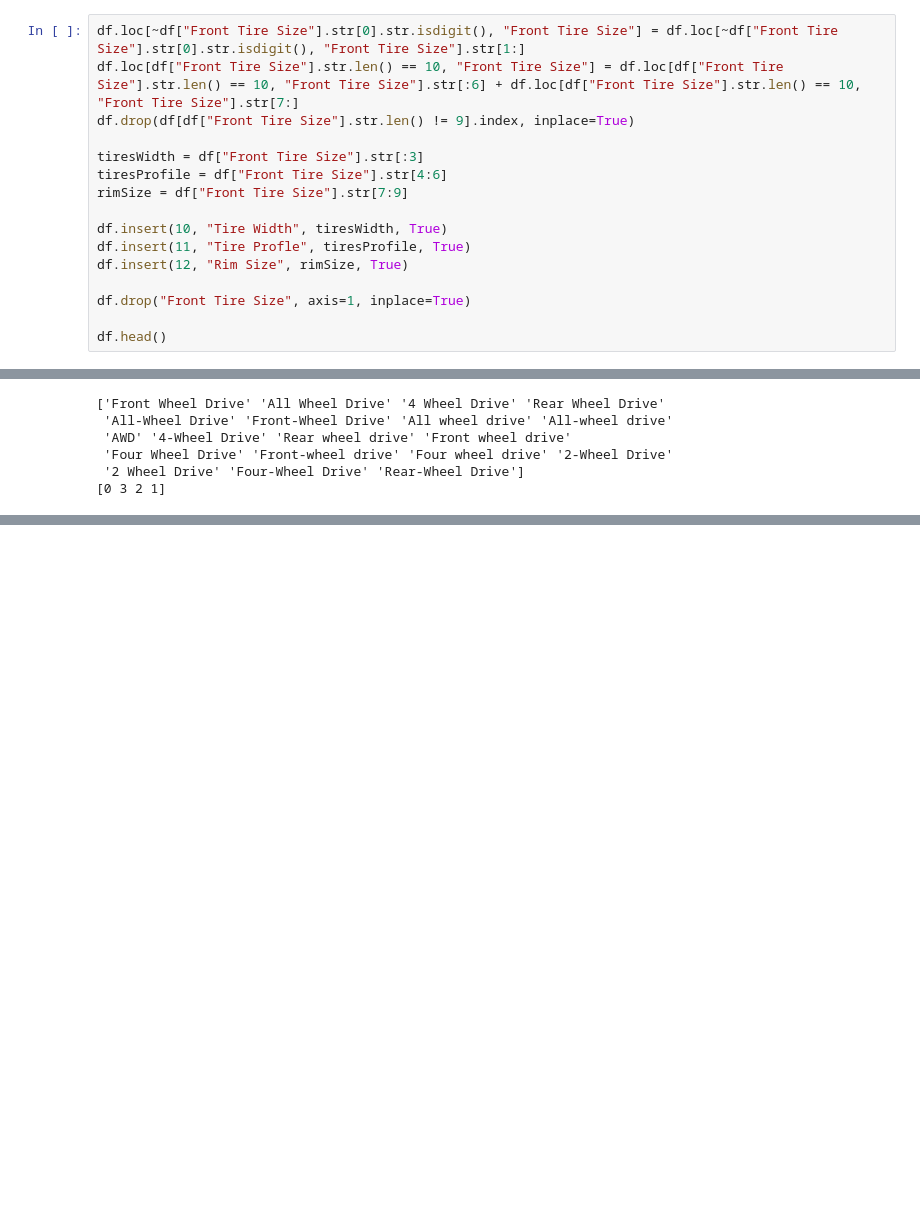
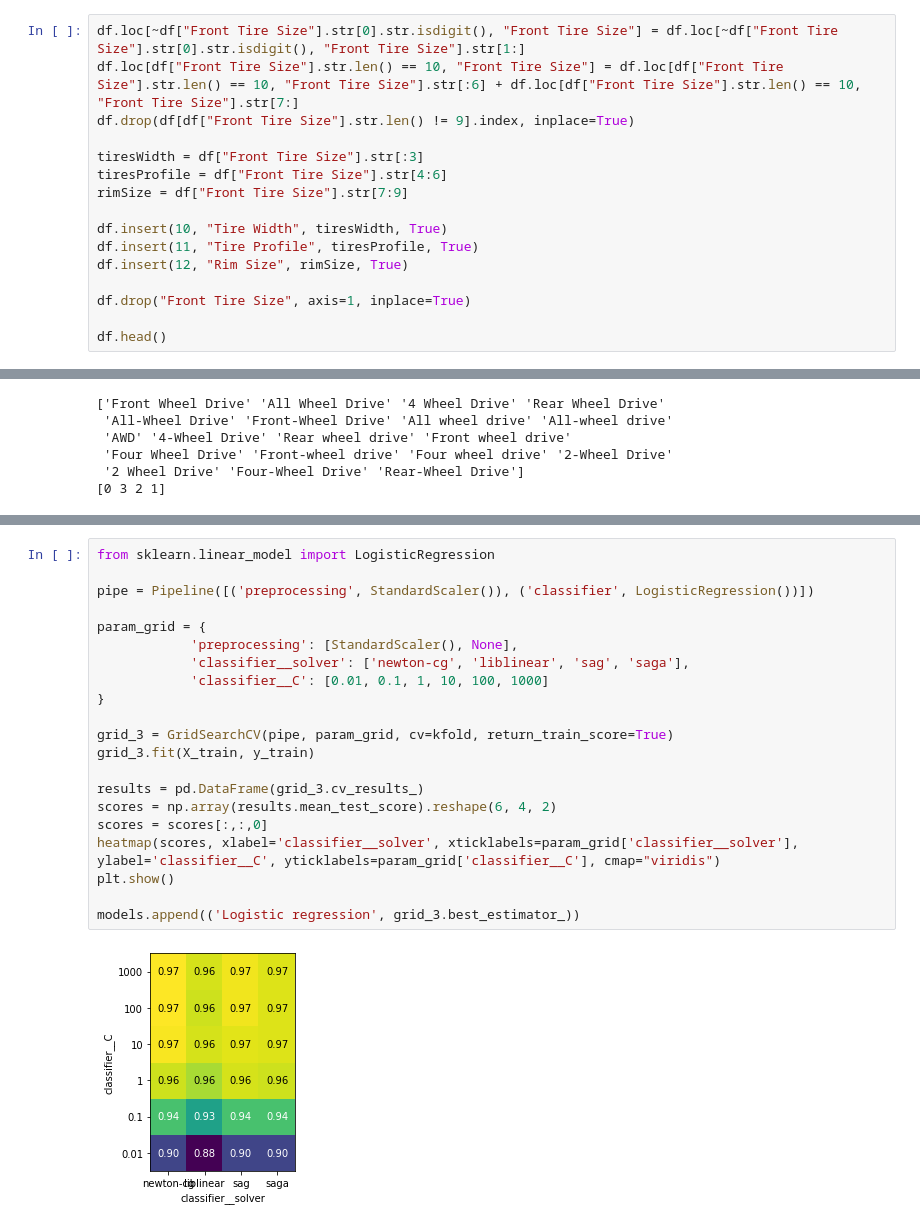
Before and after one commit to DawidMoza/Car-Body-Type-Classification, a Jupyter notebook: Car_Body_Type_Classification.ipynb, the cells around one changed output, grey strips where cells are left out. Saved outputs shown, nothing was run; the diff lists cells and outputs as text; blank space fills up the shorter version.

```diff
--- a/Car_Body_Type_Classification.ipynb
+++ b/Car_Body_Type_Classification.ipynb
@@ -58,7 +64,7 @@ tiresProfile = df["Front Tire Size"].str[4:6]
 rimSize = df["Front Tire Size"].str[7:9]
 
 df.insert(10, "Tire Width", tiresWidth, True)
-df.insert(11, "Tire Profle", tiresProfile, True)
+df.insert(11, "Tire Profile", tiresProfile, True)
 df.insert(12, "Rim Size", rimSize, True)
 
 df.drop("Front Tire Size", axis=1, inplace=True)
@@ -157,0 +417,23 @@ print(df["Passenger Capacity"].unique())
+# %%
+from sklearn.linear_model import LogisticRegression
+
+pipe = Pipeline([('preprocessing', StandardScaler()), ('classifier', LogisticRegression())])
+
+param_grid = {
+            'preprocessing': [StandardScaler(), None],
+            'classifier__solver': ['newton-cg', 'liblinear', 'sag', 'saga'],
+            'classifier__C': [0.01, 0.1, 1, 10, 100, 1000]
+}
+
+grid_3 = GridSearchCV(pipe, param_grid, cv=kfold, return_train_score=True)
+grid_3.fit(X_train, y_train)
+
+results = pd.DataFrame(grid_3.cv_results_)
+scores = np.array(results.mean_test_score).reshape(6, 4, 2)
+scores = scores[:,:,0]
+heatmap(scores, xlabel='classifier__solver', xticklabels=param_grid['classifier__solver'], ylabel='classifier__C', yticklabels=param_grid['classifier__C'], cmap="viridis")
+plt.show()
+
+models.append(('Logistic regression', grid_3.best_estimator_))
+# %% [output]
+[figure, added]
```
Also changed, not shown: parts of 44 cells of this notebook.
